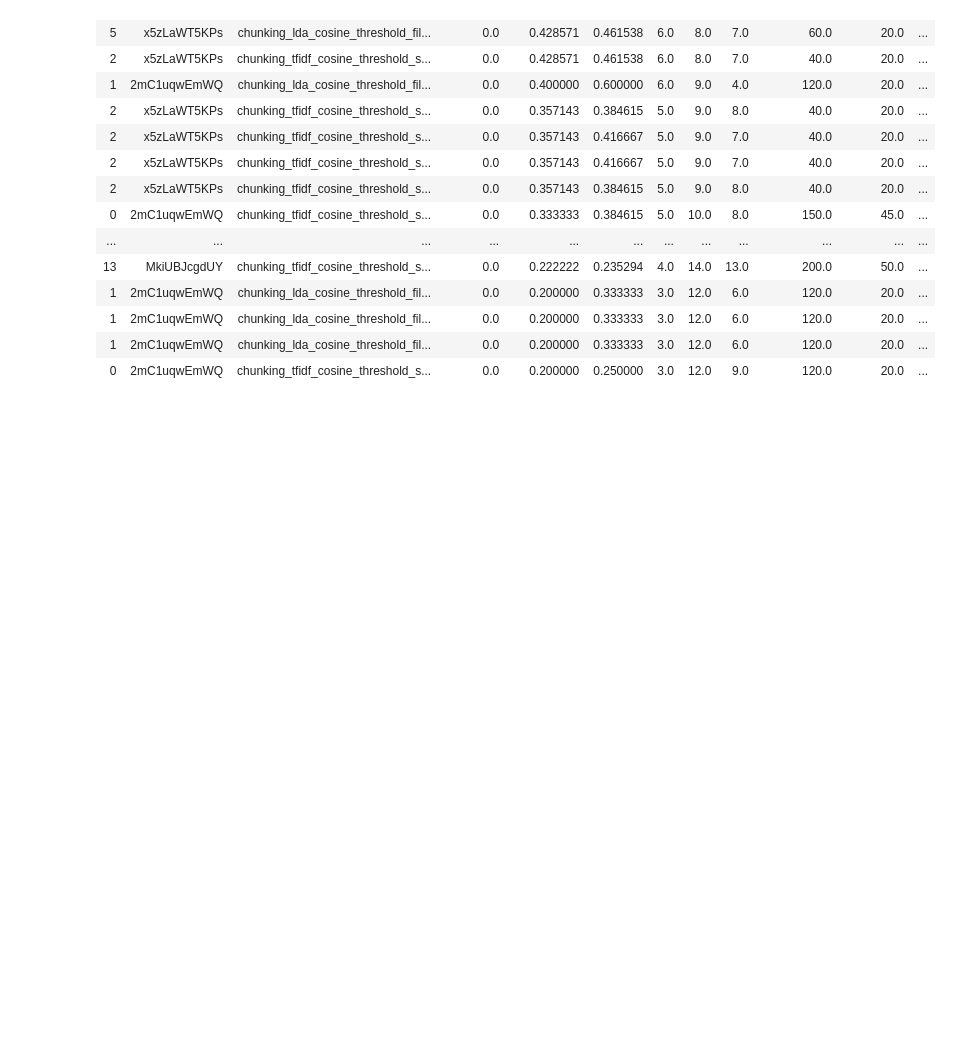
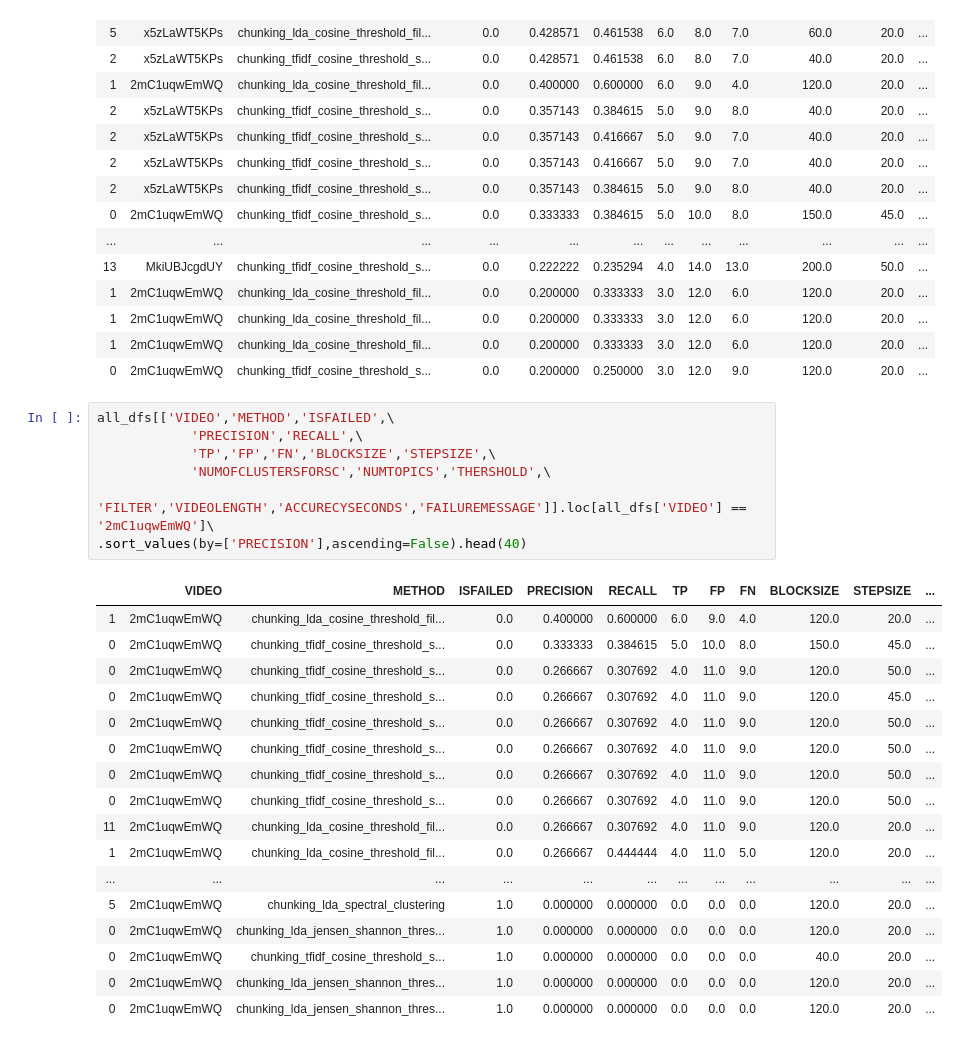
Before and after one commit to yanivohayon8/CLMN7-DSC-PROJECT, a Jupyter notebook: notebooks/get opitimized.ipynb, the cells around one changed output. Saved outputs shown, nothing was run; the diff lists cells and outputs as text; blank space fills up the shorter version.

```diff
--- a/notebooks/get opitimized.ipynb
+++ b/notebooks/get opitimized.ipynb
@@ -40,3 +40,28 @@ all_dfs[['VIDEO','METHOD','ISFAILED',\
 | 1 | 2mC1uqwEmWQ | chunking_lda_cosine_threshold_fil... | 0.0 | 0.200000 | 0.333333 | 3.0 | 12.0 | 6.0 | 120.0 | 20.0 | ... |
 | 1 | 2mC1uqwEmWQ | chunking_lda_cosine_threshold_fil... | 0.0 | 0.200000 | 0.333333 | 3.0 | 12.0 | 6.0 | 120.0 | 20.0 | ... |
 | 0 | 2mC1uqwEmWQ | chunking_tfidf_cosine_threshold_s... | 0.0 | 0.200000 | 0.250000 | 3.0 | 12.0 | 9.0 | 120.0 | 20.0 | ... |
+# %%
+all_dfs[['VIDEO','METHOD','ISFAILED',\
+            'PRECISION','RECALL',\
+            'TP','FP','FN','BLOCKSIZE','STEPSIZE',\
+            'NUMOFCLUSTERSFORSC','NUMTOPICS','THERSHOLD',\
+            'FILTER','VIDEOLENGTH','ACCURECYSECONDS','FAILUREMESSAGE']].loc[all_dfs['VIDEO'] == '2mC1uqwEmWQ']\
+.sort_values(by=['PRECISION'],ascending=False).head(40)
+# %% [output]
+|  | VIDEO | METHOD | ISFAILED | PRECISION | RECALL | TP | FP | FN | BLOCKSIZE | STEPSIZE | ... |
+| 1 | 2mC1uqwEmWQ | chunking_lda_cosine_threshold_fil... | 0.0 | 0.400000 | 0.600000 | 6.0 | 9.0 | 4.0 | 120.0 | 20.0 | ... |
+| 0 | 2mC1uqwEmWQ | chunking_tfidf_cosine_threshold_s... | 0.0 | 0.333333 | 0.384615 | 5.0 | 10.0 | 8.0 | 150.0 | 45.0 | ... |
+| 0 | 2mC1uqwEmWQ | chunking_tfidf_cosine_threshold_s... | 0.0 | 0.266667 | 0.307692 | 4.0 | 11.0 | 9.0 | 120.0 | 50.0 | ... |
+| 0 | 2mC1uqwEmWQ | chunking_tfidf_cosine_threshold_s... | 0.0 | 0.266667 | 0.307692 | 4.0 | 11.0 | 9.0 | 120.0 | 45.0 | ... |
+| 0 | 2mC1uqwEmWQ | chunking_tfidf_cosine_threshold_s... | 0.0 | 0.266667 | 0.307692 | 4.0 | 11.0 | 9.0 | 120.0 | 50.0 | ... |
+| 0 | 2mC1uqwEmWQ | chunking_tfidf_cosine_threshold_s... | 0.0 | 0.266667 | 0.307692 | 4.0 | 11.0 | 9.0 | 120.0 | 50.0 | ... |
+| 0 | 2mC1uqwEmWQ | chunking_tfidf_cosine_threshold_s... | 0.0 | 0.266667 | 0.307692 | 4.0 | 11.0 | 9.0 | 120.0 | 50.0 | ... |
+| 0 | 2mC1uqwEmWQ | chunking_tfidf_cosine_threshold_s... | 0.0 | 0.266667 | 0.307692 | 4.0 | 11.0 | 9.0 | 120.0 | 50.0 | ... |
+| 11 | 2mC1uqwEmWQ | chunking_lda_cosine_threshold_fil... | 0.0 | 0.266667 | 0.307692 | 4.0 | 11.0 | 9.0 | 120.0 | 20.0 | ... |
+| 1 | 2mC1uqwEmWQ | chunking_lda_cosine_threshold_fil... | 0.0 | 0.266667 | 0.444444 | 4.0 | 11.0 | 5.0 | 120.0 | 20.0 | ... |
+| ... | ... | ... | ... | ... | ... | ... | ... | ... | ... | ... | ... |
+| 5 | 2mC1uqwEmWQ | chunking_lda_spectral_clustering | 1.0 | 0.000000 | 0.000000 | 0.0 | 0.0 | 0.0 | 120.0 | 20.0 | ... |
+| 0 | 2mC1uqwEmWQ | chunking_lda_jensen_shannon_thres... | 1.0 | 0.000000 | 0.000000 | 0.0 | 0.0 | 0.0 | 120.0 | 20.0 | ... |
+| 0 | 2mC1uqwEmWQ | chunking_tfidf_cosine_threshold_s... | 1.0 | 0.000000 | 0.000000 | 0.0 | 0.0 | 0.0 | 40.0 | 20.0 | ... |
+| 0 | 2mC1uqwEmWQ | chunking_lda_jensen_shannon_thres... | 1.0 | 0.000000 | 0.000000 | 0.0 | 0.0 | 0.0 | 120.0 | 20.0 | ... |
+| 0 | 2mC1uqwEmWQ | chunking_lda_jensen_shannon_thres... | 1.0 | 0.000000 | 0.000000 | 0.0 | 0.0 | 0.0 | 120.0 | 20.0 | ... |
```
Also changed, not shown: parts of 1 cell of this notebook, 11 other files.
